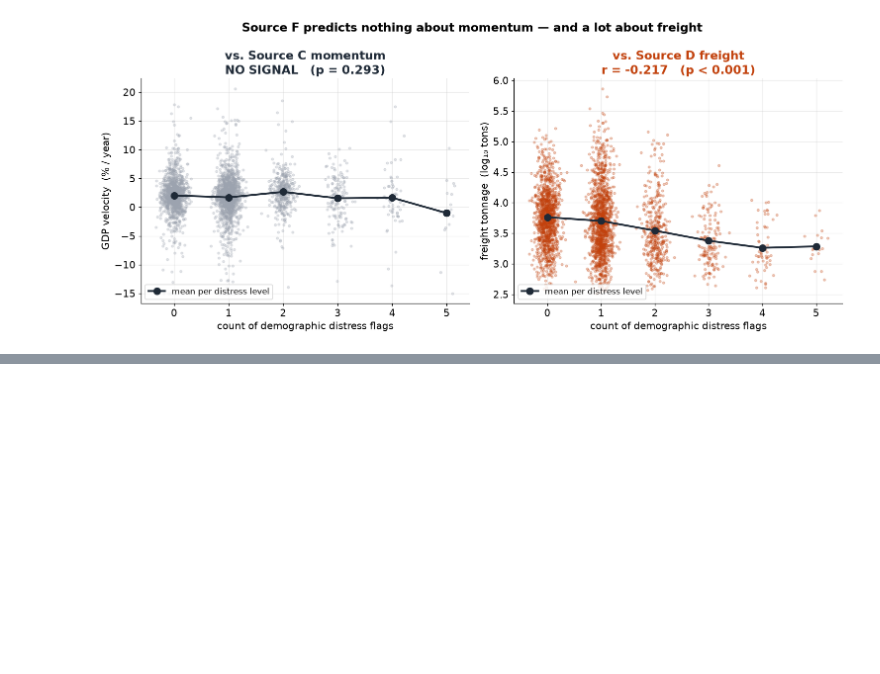
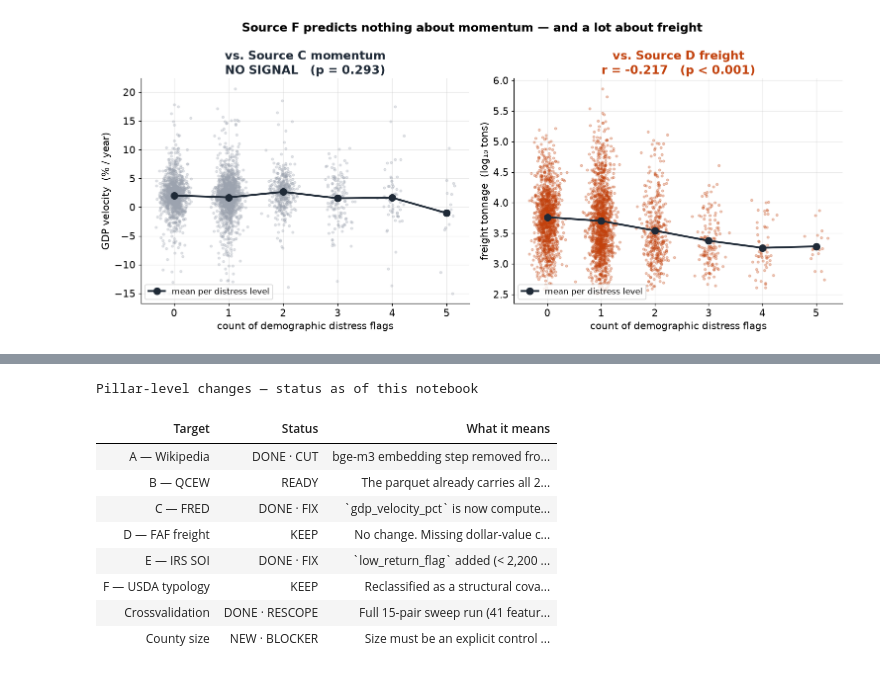
Before and after one commit to Max-Garcia-06/macro_embeddings, a Jupyter notebook: analysis-output/E_macro_key_findings.ipynb, the cells around one changed output, grey strips where cells are left out. Drawn from its saved outputs; the diff is of its cells as text; code cells hidden in the pictures; blank space fills up the shorter version.

```diff
--- a/analysis-output/E_macro_key_findings.ipynb
+++ b/analysis-output/E_macro_key_findings.ipynb
@@ -739,0 +702,61 @@ other.
+# %%
+actions = pd.DataFrame([
+    ("A — Wikipedia", "DONE · CUT",
+     "bge-m3 embedding step removed from `ingest_source_a.py`. Now emits "
+     "`content_length` to `source_a_text_features.parquet`; the legacy "
+     "embeddings parquet is left untouched so Source A's own EDA still runs."),
+    ("B — QCEW", "READY",
+     "The parquet already carries all 20 sector LQ columns — no ingestion change "
+     "needed. The fix is downstream: consume the 20-dim vector, not `dominant_lq`."),
+    ("C — FRED", "DONE · FIX",
+     "`gdp_velocity_pct` is now computed in `ingest_source_c.py` and backfilled "
+     "into `source_c_fred.parquet`. Downstream code no longer has to recompute it."),
+    ("D — FAF freight", "KEEP",
+     "No change. Missing dollar-value column documented as an accepted upstream "
+     "limitation of the experimental county-level product."),
+    ("E — IRS SOI", "DONE · FIX",
+     "`low_return_flag` added (< 2,200 returns; 325 of 3,143 counties), marking "
+     "the tail where the ratio is one-time land sales rather than investment income."),
+    ("F — USDA typology", "KEEP",
+     "Reclassified as a structural covariate and stratification variable, not a "
+     "momentum predictor."),
+    ("Crossvalidation", "DONE · RESCOPE",
+     "Full 15-pair sweep run (41 feature-pair tests, FDR-corrected), plus a "
+     "county-size-controlled pass that changed the headline result."),
+    ("County size", "NEW · BLOCKER",
+     "Size must be an explicit control in any fusion. 15 of 41 cross-pillar "
+     "tests lose more than half their effect once it is partialled out."),
+], columns=["Target", "Status", "What it means"])
+
+STATUS_STYLE = {
+    "DONE · CUT": "background-color: #fee2e2; color: #991b1b; font-weight: 700",
+    "DONE · FIX": "background-color: #dcfce7; color: #166534; font-weight: 700",
+    "DONE · RESCOPE": "background-color: #dcfce7; color: #166534; font-weight: 700",
+    "KEEP": "background-color: #f3f4f6; color: #374151; font-weight: 700",
+    "READY": "background-color: #fef3c7; color: #92400e; font-weight: 700",
+    "NEW · BLOCKER": "background-color: #dbeafe; color: #1e40af; font-weight: 700",
+}
+
+(actions.style
+    .hide(axis="index")
+    .set_properties(**{"text-align": "left", "vertical-align": "top",
+                       "font-size": "13px", "padding": "10px"})
+    .set_properties(subset=["Target"], **{"font-weight": "700"})
+    .map(lambda v: STATUS_STYLE.get(v, ""), subset=["Status"])
+    .set_table_styles([
+        {"selector": "th", "props": [("text-align", "left"), ("font-size", "13px"),
+                                     ("background-color", "#1f2a37"), ("color", "white"),
+                                     ("padding", "10px")]},
+    ])
+    .set_caption("Pillar-level changes — status as of this notebook"))
+# %% [output]
+Pillar-level changes — status as of this notebook
+| Target | Status | What it means |
+| A — Wikipedia | DONE · CUT | bge-m3 embedding step removed fro... |
+| B — QCEW | READY | The parquet already carries all 2... |
+| C — FRED | DONE · FIX | `gdp_velocity_pct` is now compute... |
+| D — FAF freight | KEEP | No change. Missing dollar-value c... |
+| E — IRS SOI | DONE · FIX | `low_return_flag` added (< 2,200 ... |
+| F — USDA typology | KEEP | Reclassified as a structural cova... |
+| Crossvalidation | DONE · RESCOPE | Full 15-pair sweep run (41 featur... |
+| County size | NEW · BLOCKER | Size must be an explicit control ... |
```
Also changed, not shown: parts of 15 cells of this notebook, 15 other files.
